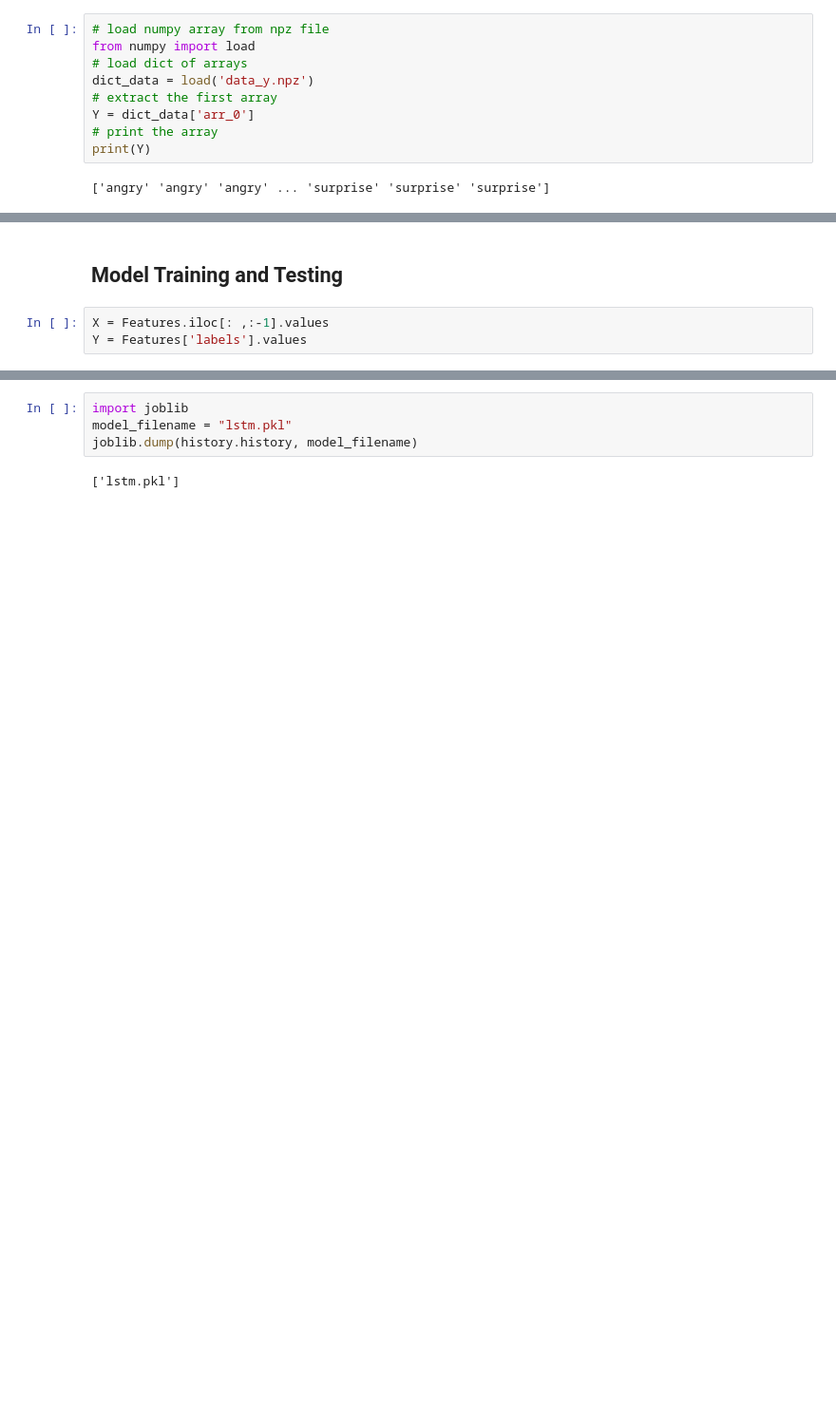
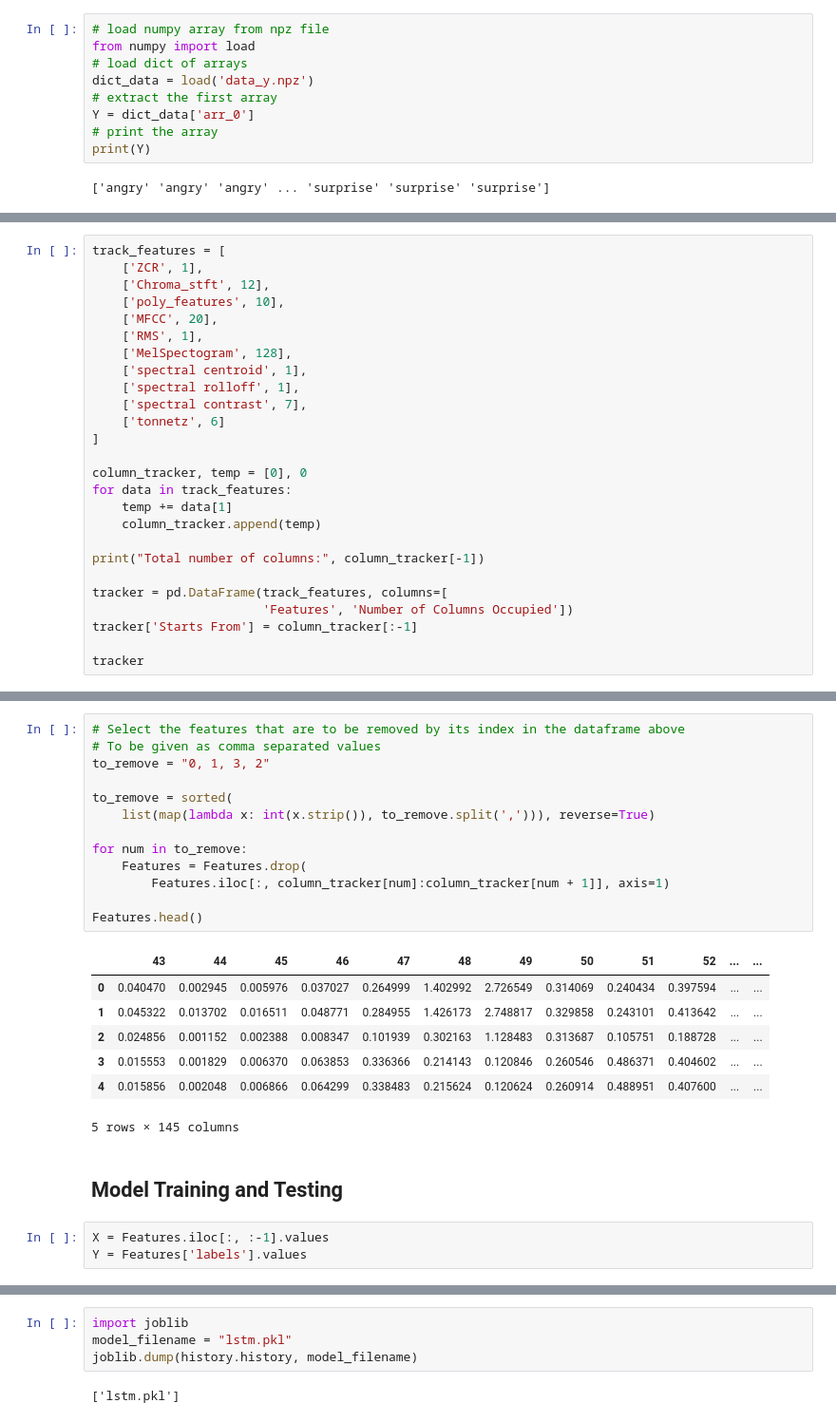
Before and after one commit to Jeswin-8802/SER-using-2D-CNN, a Jupyter notebook: model_development.ipynb, the cells around one changed output, grey strips where cells are left out. Shown at 95% size. Drawn from its saved outputs; the diff is of its cells as text; blank space fills up the shorter version.

```diff
--- a/model_development.ipynb
+++ b/model_development.ipynb
@@ -77,0 +86,26 @@ Features.head()
+# %%
+track_features = [
+    ['ZCR', 1],
+    ['Chroma_stft', 12],
+    ['poly_features', 10],
+    ['MFCC', 20],
+    ['RMS', 1],
+    ['MelSpectogram', 128],
+    ['spectral centroid', 1],
+    ['spectral rolloff', 1],
+    ['spectral contrast', 7],
+    ['tonnetz', 6]
+]
+
+column_tracker, temp = [0], 0
+for data in track_features:
+    temp += data[1]
+    column_tracker.append(temp)
+
+print("Total number of columns:", column_tracker[-1])
+
+tracker = pd.DataFrame(track_features, columns=[
+                       'Features', 'Number of Columns Occupied'])
+tracker['Starts From'] = column_tracker[:-1]
+
+tracker
@@ -78,7 +125,28 @@ Features.head()
+# %%
+# Select the features that are to be removed by its index in the dataframe above
+# To be given as comma separated values
+to_remove = "0, 1, 3, 2"
+
+to_remove = sorted(
+    list(map(lambda x: int(x.strip()), to_remove.split(','))), reverse=True)
+
+for num in to_remove:
+    Features = Features.drop(
+        Features.iloc[:, column_tracker[num]:column_tracker[num + 1]], axis=1)
+
+Features.head()
+# %% [output]
+|  | 43 | 44 | 45 | 46 | 47 | 48 | 49 | 50 | 51 | 52 | ... | ... |
+| 0 | 0.040470 | 0.002945 | 0.005976 | 0.037027 | 0.264999 | 1.402992 | 2.726549 | 0.314069 | 0.240434 | 0.397594 | ... | ... |
+| 1 | 0.045322 | 0.013702 | 0.016511 | 0.048771 | 0.284955 | 1.426173 | 2.748817 | 0.329858 | 0.243101 | 0.413642 | ... | ... |
+| 2 | 0.024856 | 0.001152 | 0.002388 | 0.008347 | 0.101939 | 0.302163 | 1.128483 | 0.313687 | 0.105751 | 0.188728 | ... | ... |
+| 3 | 0.015553 | 0.001829 | 0.006370 | 0.063853 | 0.336366 | 0.214143 | 0.120846 | 0.260546 | 0.486371 | 0.404602 | ... | ... |
+| 4 | 0.015856 | 0.002048 | 0.006866 | 0.064299 | 0.338483 | 0.215624 | 0.120624 | 0.260914 | 0.488951 | 0.407600 | ... | ... |
+5 rows × 145 columns
 # %% [markdown]
 ## Model Training and Testing
 # %%
-X = Features.iloc[: ,:-1].values
+X = Features.iloc[:, :-1].values
 Y = Features['labels'].values
 # %%
 # As this is a multiclass classification problem onehotencoding our Y.
```
Also changed, not shown: parts of 17 cells of this notebook, 3 other files.
